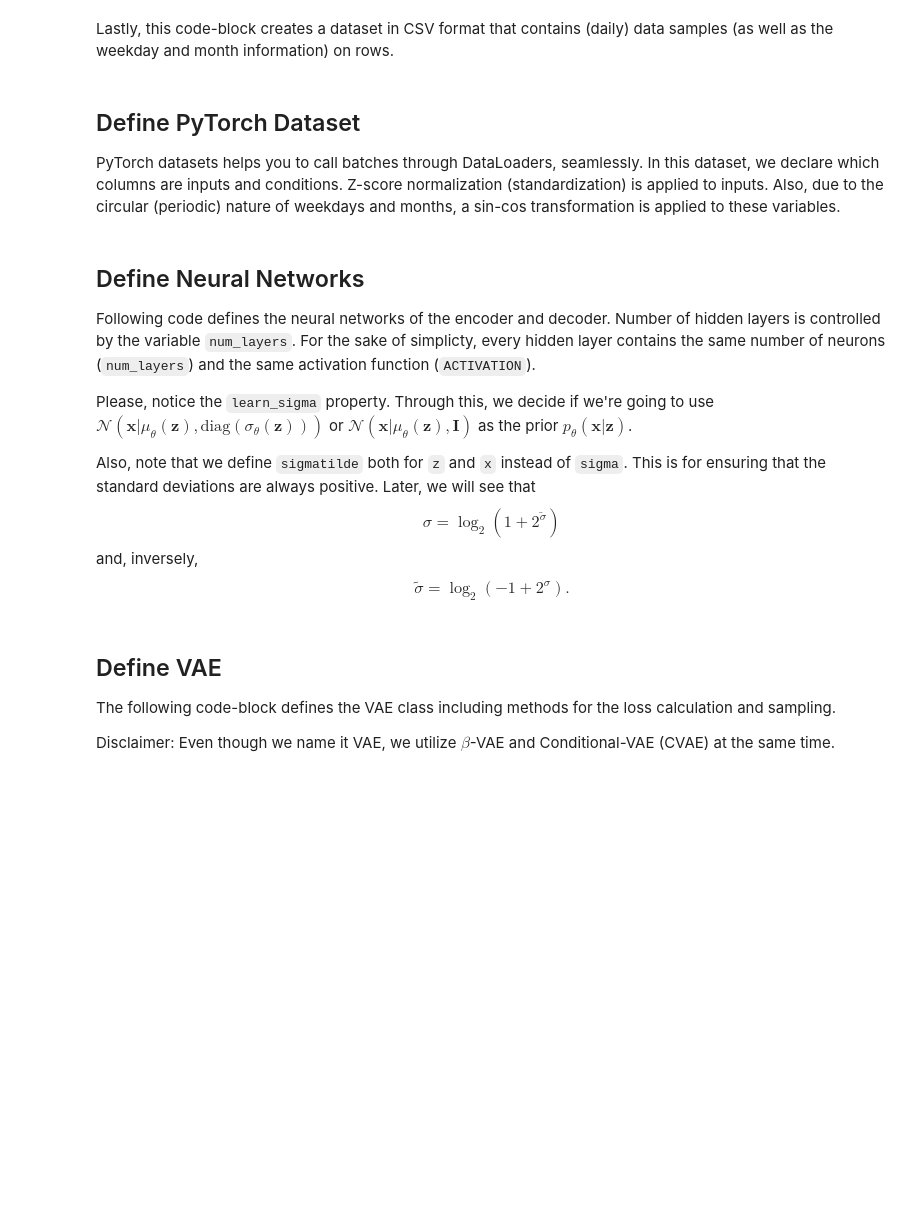
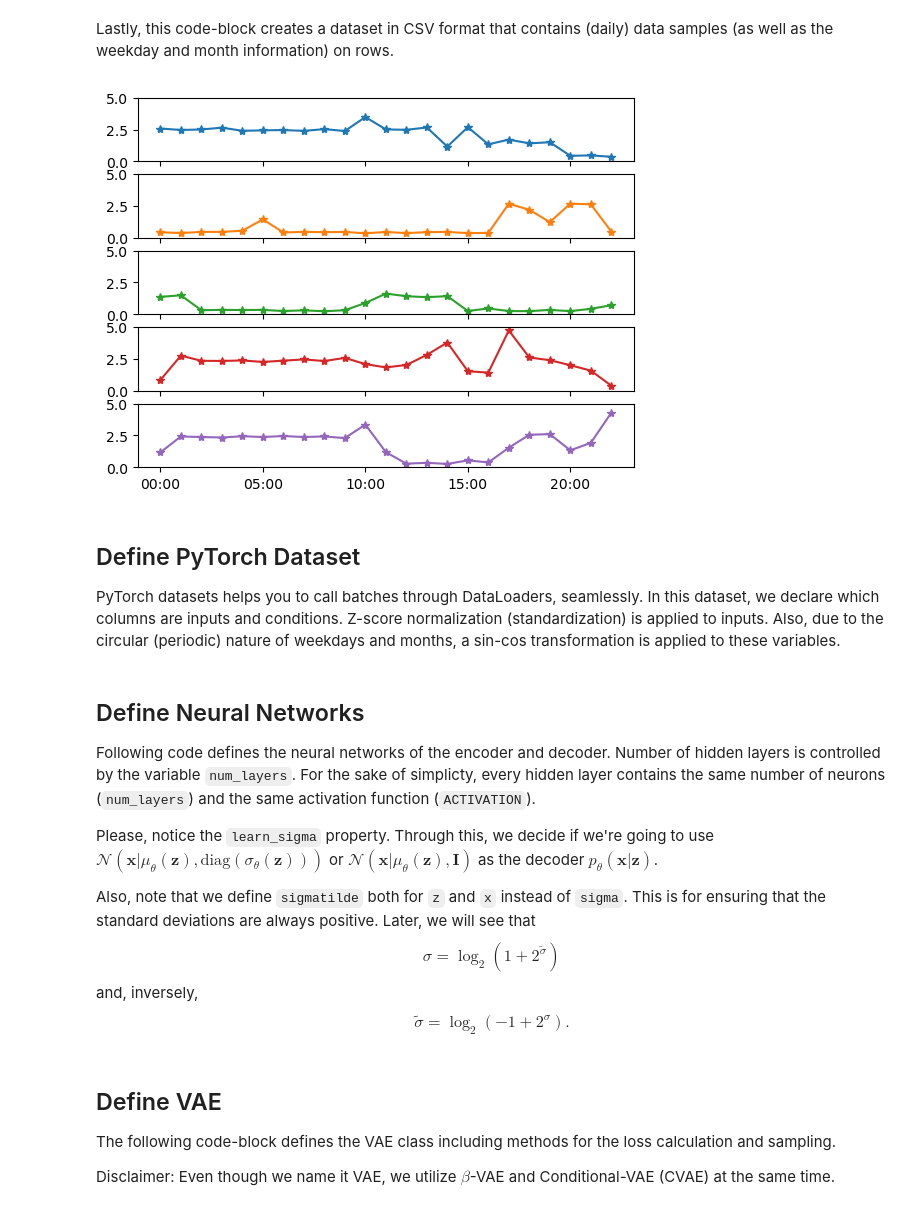
Before and after one commit to kabolat/IAAIP_tutorial, a Jupyter notebook: vae_load_generation.ipynb, the cells around one changed output. Saved outputs shown, nothing was run; the diff lists cells and outputs as text; code cells hidden in the pictures; blank space fills up the shorter version.

```diff
--- a/vae_load_generation.ipynb
+++ b/vae_load_generation.ipynb
@@ -93,6 +98,11 @@ for _ in range(feature_dim):
 
 df_daily = pd.DataFrame(daily_data,columns=column_names)
 df_daily.to_csv('data' + os.sep + 'daily_data.csv',index=False)
+# %%
+df_daily.iloc[:5,2:-1].T.plot(subplots=True, legend=False, marker='*', ylim=(0,5))
+plt.show()
+# %% [output]
+[figure, added]
 # %% [markdown]
 ## Define PyTorch Dataset
 
@@ -128,7 +138,7 @@ class ElectricityData(torch.utils.data.Dataset):
 
 Following code defines the neural networks of the encoder and decoder. Number of hidden layers is controlled by the variable `num_layers`. For the sake of simplicty, every hidden layer contains the same number of neurons (`num_layers`) and the same activation function (`ACTIVATION`).
 
-Please, notice the `learn_sigma` property. Through this, we decide if we're going to use $\mathcal{N}(\mathbf{x}|\mu_\theta(\mathbf{z}),\text{diag}(\sigma_\theta(\mathbf{z})))$ or $\mathcal{N}(\mathbf{x}|\mu_\theta(\mathbf{z}),\mathbf{I})$ as the prior $p_\theta(\mathbf{x}|\mathbf{z})$.
+Please, notice the `learn_sigma` property. Through this, we decide if we're going to use $\mathcal{N}(\mathbf{x}|\mu_\theta(\mathbf{z}),\text{diag}(\sigma_\theta(\mathbf{z})))$ or $\mathcal{N}(\mathbf{x}|\mu_\theta(\mathbf{z}),\mathbf{I})$ as the decoder $p_\theta(\mathbf{x}|\mathbf{z})$.
 
 Also, note that we define `sigmatilde` both for `z` and `x` instead of `sigma`. This is for ensuring that the standard deviations are always positive. Later, we will see that $$ \sigma = \log_2(1+2^{\tilde{\sigma}}) $$ and, inversely, $$ \tilde{\sigma} = \log_2(-1+2^{\sigma}). $$
 # %%
```
Also changed, not shown: parts of 3 cells of this notebook.
